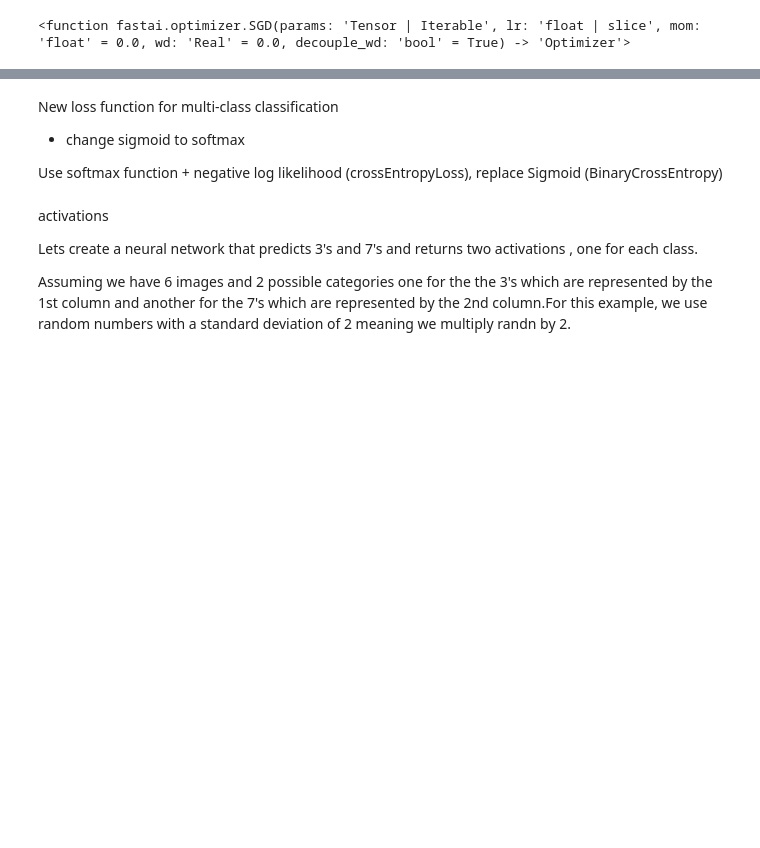
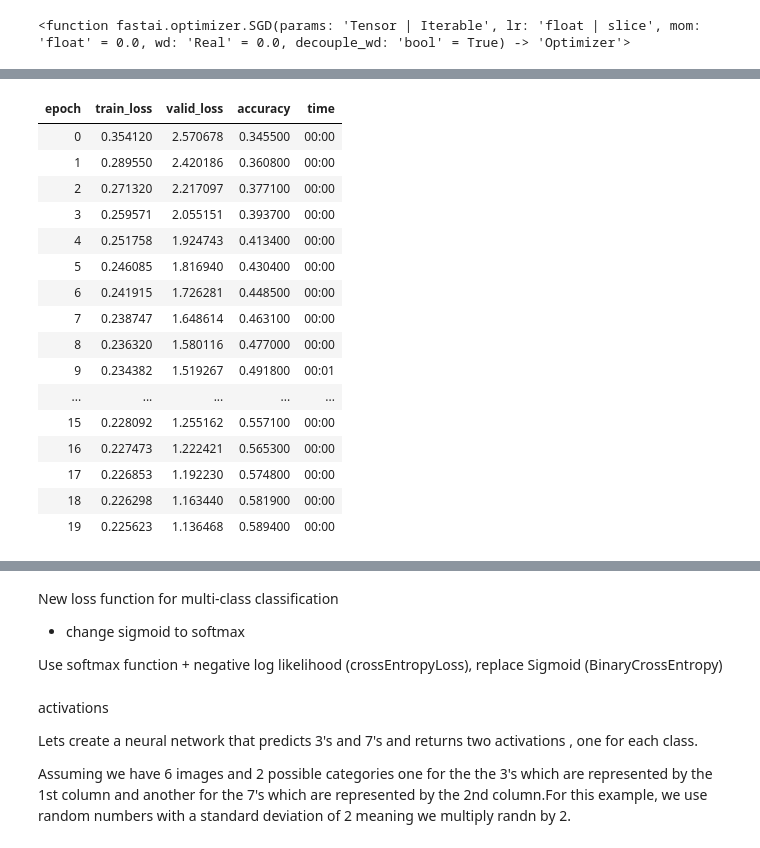
Before and after one commit to rubanzasilva/mnist_basics, a Jupyter notebook: mnist_full_ds.ipynb, the cells around one changed output, grey strips where cells are left out. Saved outputs shown, nothing was run; the diff lists cells and outputs as text; code cells hidden in the pictures; blank space fills up the shorter version.

```diff
--- a/mnist_full_ds.ipynb
+++ b/mnist_full_ds.ipynb
@@ -211,0 +271,4 @@ def init_params(size,std=1.0):
+# %%
+def new_mnist_loss(predictions, targets):
+    loss = F.cross_entropy(predictions, targets.squeeze())
+    return loss
@@ -465,0 +594,22 @@ SGD
+# %%
+learn = Learner(dls,simple_net,opt_func=SGD,loss_func=new_mnist_loss,metrics=accuracy)
+# %%
+learn.fit(20,0.01)
+# %% [output]
+| epoch | train_loss | valid_loss | accuracy | time |
+| 0 | 0.354120 | 2.570678 | 0.345500 | 00:00 |
+| 1 | 0.289550 | 2.420186 | 0.360800 | 00:00 |
+| 2 | 0.271320 | 2.217097 | 0.377100 | 00:00 |
+| 3 | 0.259571 | 2.055151 | 0.393700 | 00:00 |
+| 4 | 0.251758 | 1.924743 | 0.413400 | 00:00 |
+| 5 | 0.246085 | 1.816940 | 0.430400 | 00:00 |
+| 6 | 0.241915 | 1.726281 | 0.448500 | 00:00 |
+| 7 | 0.238747 | 1.648614 | 0.463100 | 00:00 |
+| 8 | 0.236320 | 1.580116 | 0.477000 | 00:00 |
+| 9 | 0.234382 | 1.519267 | 0.491800 | 00:01 |
+| ... | ... | ... | ... | ... |
+| 15 | 0.228092 | 1.255162 | 0.557100 | 00:00 |
+| 16 | 0.227473 | 1.222421 | 0.565300 | 00:00 |
+| 17 | 0.226853 | 1.192230 | 0.574800 | 00:00 |
+| 18 | 0.226298 | 1.163440 | 0.581900 | 00:00 |
+| 19 | 0.225623 | 1.136468 | 0.589400 | 00:00 |
```
Also changed, not shown: parts of 65 cells of this notebook.
